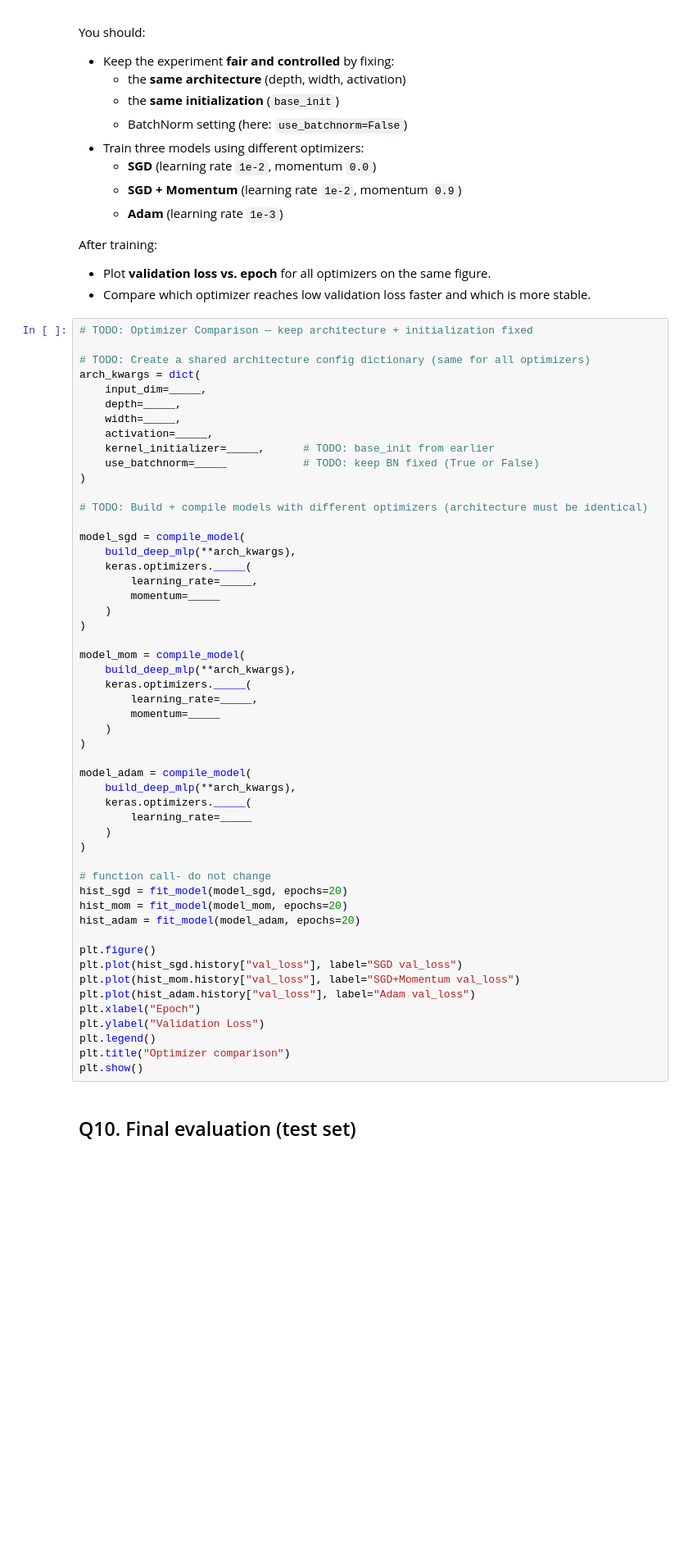
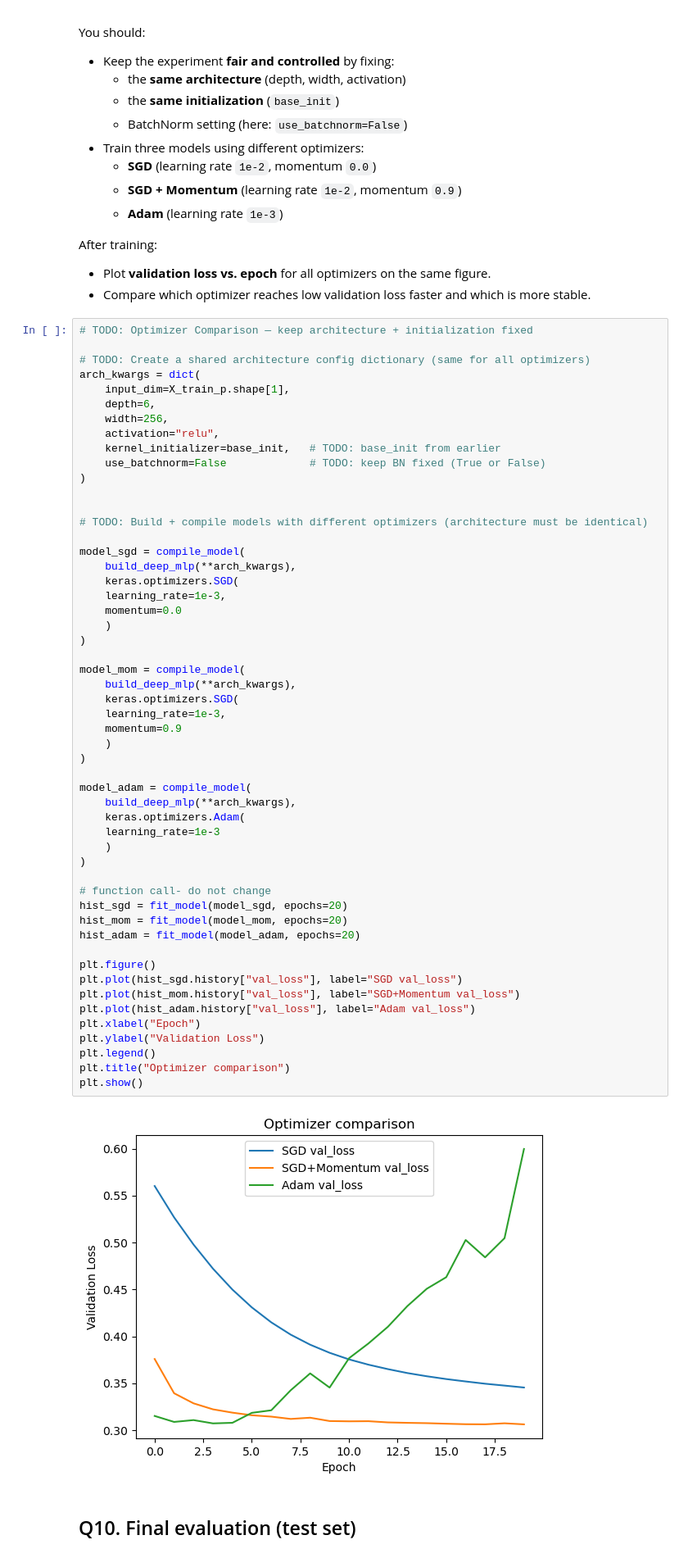
Before and after one commit to neh8/MLSP26-A2-OPT-Group-4, a Jupyter notebook: a2.ipynb, the cells around one changed output. Shown at 82% size. Drawn from its saved outputs; the diff is of its cells as text; blank space fills up the shorter version.

```diff
--- a/a2.ipynb
+++ b/a2.ipynb
@@ -672,53 +668,56 @@ After training:
 
 # TODO: Create a shared architecture config dictionary (same for all optimizers)
 arch_kwargs = dict(
-    input_dim=_____,
-    depth=_____,
-    width=_____,
-    activation=_____,
-    kernel_initializer=_____,      # TODO: base_init from earlier
-    use_batchnorm=_____            # TODO: keep BN fixed (True or False)
+    input_dim=X_train_p.shape[1],
+    depth=6,
+    width=256,
+    activation="relu",
+    kernel_initializer=base_init,   # TODO: base_init from earlier
+    use_batchnorm=False             # TODO: keep BN fixed (True or False)
 )
+
 
 # TODO: Build + compile models with different optimizers (architecture must be identical)
 
 model_sgd = compile_model(
     build_deep_mlp(**arch_kwargs),
-    keras.optimizers._____(
-        learning_rate=_____,
-        momentum=_____
+    keras.optimizers.SGD(
+    learning_rate=1e-3,
+    momentum=0.0
     )
 )
 
 model_mom = compile_model(
     build_deep_mlp(**arch_kwargs),
-    keras.optimizers._____(
-        learning_rate=_____,
-        momentum=_____
+    keras.optimizers.SGD(
+    learning_rate=1e-3,
+    momentum=0.9
     )
 )
 
 model_adam = compile_model(
     build_deep_mlp(**arch_kwargs),
-    keras.optimizers._____(
-        learning_rate=_____
+    keras.optimizers.Adam(
+    learning_rate=1e-3
     )
 )
 
 # function call- do not change
 hist_sgd = fit_model(model_sgd, epochs=20)
 hist_mom = fit_model(model_mom, epochs=20)
 hist_adam = fit_model(model_adam, epochs=20)
 
 plt.figure()
 plt.plot(hist_sgd.history["val_loss"], label="SGD val_loss")
 plt.plot(hist_mom.history["val_loss"], label="SGD+Momentum val_loss")
 plt.plot(hist_adam.history["val_loss"], label="Adam val_loss")
 plt.xlabel("Epoch")
 plt.ylabel("Validation Loss")
 plt.legend()
 plt.title("Optimizer comparison")
 plt.show()
+# %% [output]
+[figure, added]
 # %% [markdown]
 ## Q10. Final evaluation (test set)
 # %% [markdown]
```
Also changed, not shown: parts of 7 cells of this notebook.
